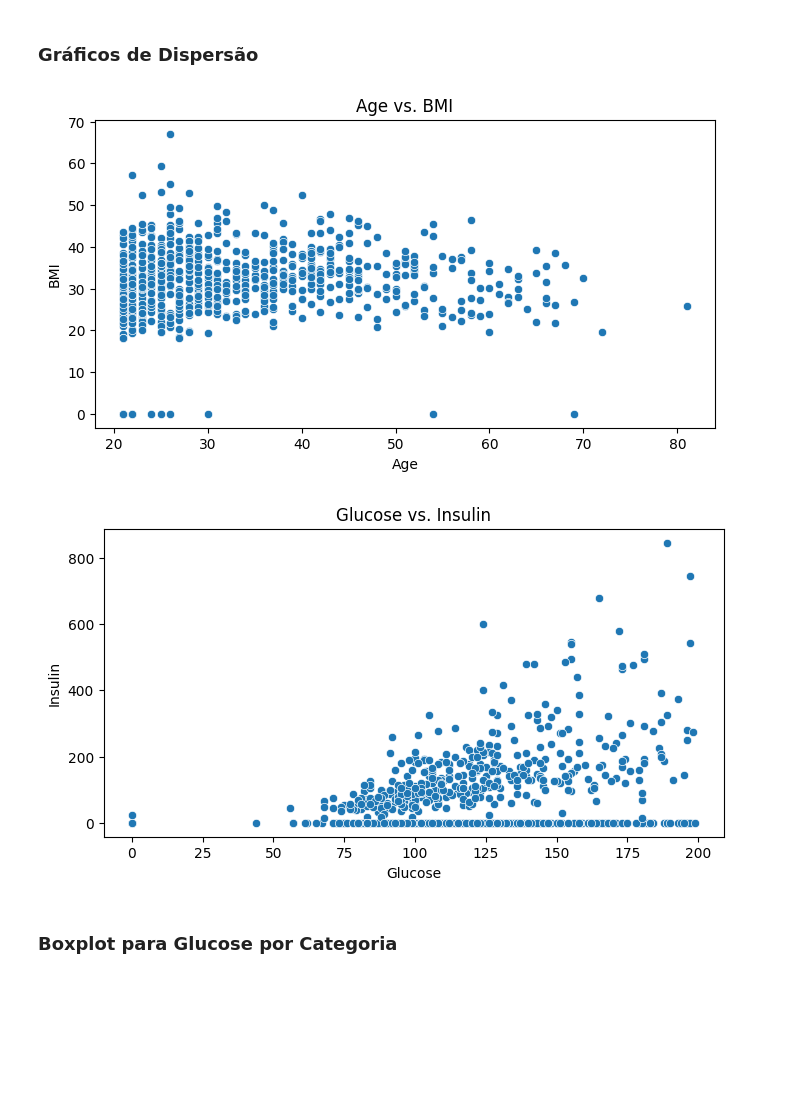
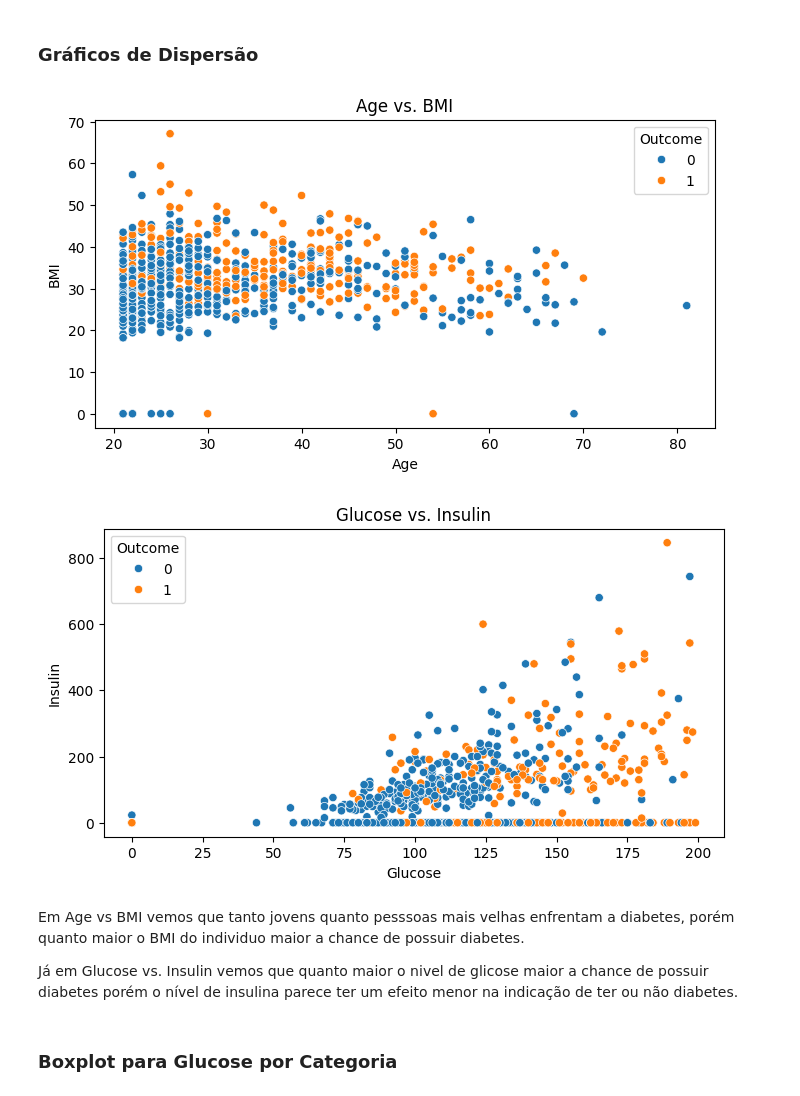
Before and after one commit to houkaita/Estatistica, a Jupyter notebook: GCC1518_T2_LUCAS_ROCHA_DE_OLIVEIRA_RODRIGUES.ipynb, the cells around one changed output. Saved outputs shown, nothing was run; the diff lists cells and outputs as text; code cells hidden in the pictures; blank space fills up the shorter version.

```diff
--- a/GCC1518_T2_LUCAS_ROCHA_DE_OLIVEIRA_RODRIGUES.ipynb
+++ b/GCC1518_T2_LUCAS_ROCHA_DE_OLIVEIRA_RODRIGUES.ipynb
@@ -96,17 +122,21 @@ plt.show()
 ### Gráficos de Dispersão
 # %%
 plt.figure(figsize=(8, 4))
-sns.scatterplot(x='Age', y='BMI', data=pima_df)
+sns.scatterplot(x='Age', y='BMI', hue="Outcome", data=pima_df)
 plt.title('Age vs. BMI')
 plt.show()
 
 plt.figure(figsize=(8, 4))
-sns.scatterplot(x='Glucose', y='Insulin', data=pima_df)
+sns.scatterplot(x='Glucose', y='Insulin',  hue="Outcome", data=pima_df)
 plt.title('Glucose vs. Insulin')
 plt.show()
 # %% [output]
-[figure, old version]
+[figure, new version]
-[figure, old version]
+[figure, new version]
+# %% [markdown]
+Em Age vs BMI vemos que tanto jovens quanto pesssoas mais velhas enfrentam a diabetes, porém quanto maior o BMI do individuo maior a chance de possuir diabetes.
+
+Já em Glucose vs. Insulin vemos que quanto maior o nivel de glicose maior a chance de possuir diabetes porém o nível de insulina parece ter um efeito menor na indicação de ter ou não diabetes.
 # %% [markdown]
 ### Boxplot para Glucose por Categoria
 # %%
```
Also changed, not shown: parts of 12 cells of this notebook.
